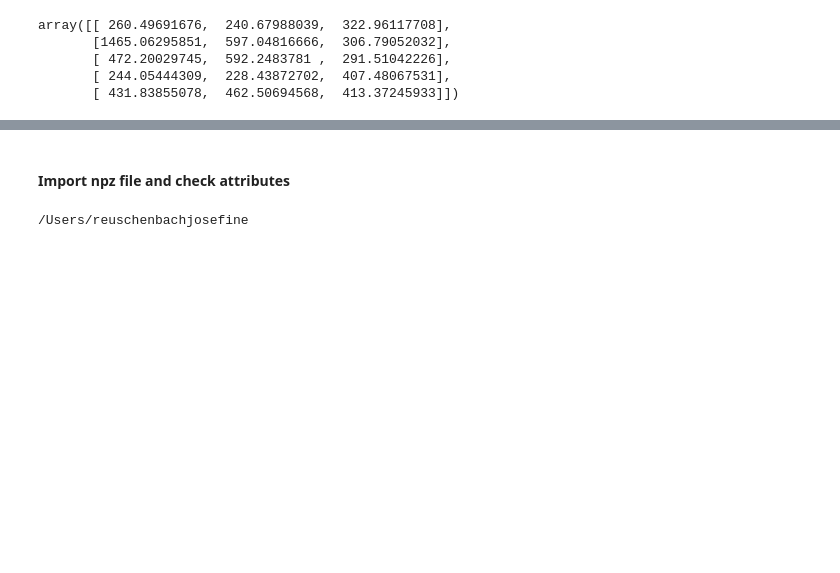
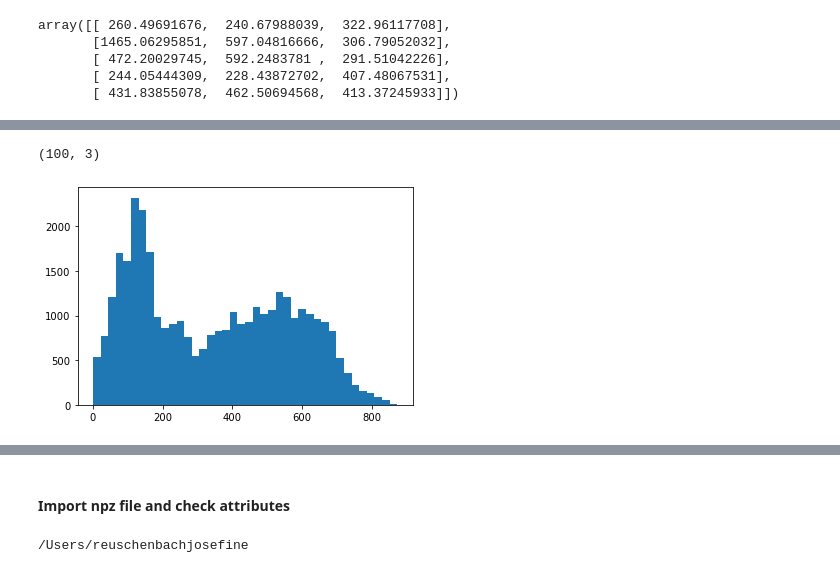
Before and after one commit to CNS-OIST/pycabnn, a Jupyter notebook: notebooks/RunMLIwithNeuron.ipynb, the cells around one changed output, grey strips where cells are left out. Cells and saved outputs as stored; diff of their text form; code cells hidden in the pictures; blank space fills up the shorter version.

```diff
--- a/notebooks/RunMLIwithNeuron.ipynb
+++ b/notebooks/RunMLIwithNeuron.ipynb
@@ -43,3 +42,11 @@ array([[ 260.49691676,  240.67988039,  322.96117708],
        [ 472.20029745,  592.2483781 ,  291.51042226],
        [ 244.05444309,  228.43872702,  407.48067531],
        [ 431.83855078,  462.50694568,  413.37245933]])
+# %%
+soma = np.zeros((500,3))
+somas = np.array([np.random.uniform(-600,600,3) for i in soma]) # cos=x; sin=y
+somas[:,0] = np.random.uniform(-600, 600, size=500)
+somas[:,1] = np.random.uniform(20, 180, size=500)
+
+
+print("We generated", len(somas), "somas.")
@@ -58,3 +65,15 @@ import pycabnn.cell_population as pop
 mlipop = pop.MLI_pop(h)
 # %%
 mlipop.load_somata(somas)
+# %%
+somas=somas[0:100]
+# %%
+somas.shape
+# %% [output]
+(100, 3)
+# %%
+DendPointAllAll100s, dendpt_ids_all100s, segs100s = mlipop.gen_dendrite(somas)
+# %%
+plt.hist(DendPointAllAll100s[:,1],40);
+# %% [output]
+[figure, added]
```
Also changed, not shown: parts of 38 cells of this notebook, 1 other file.
